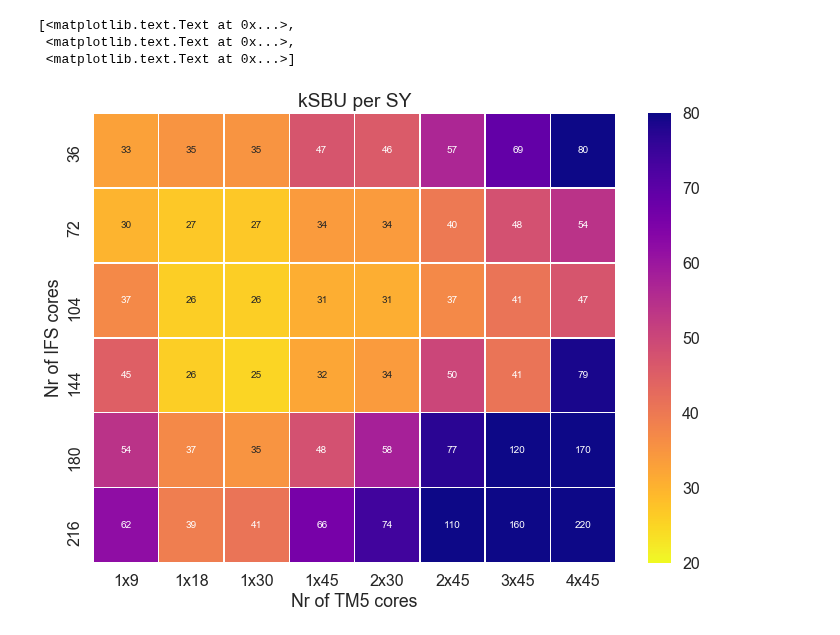
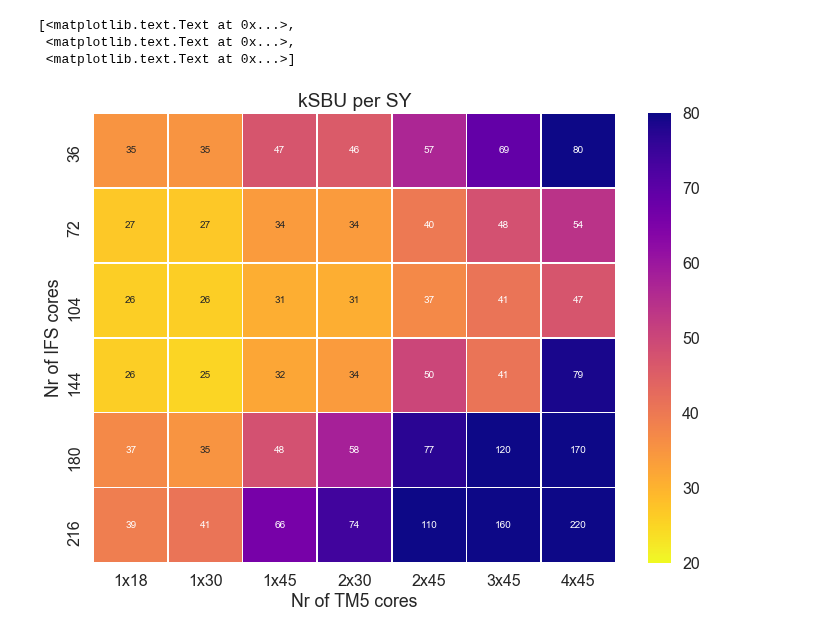
Before and after one commit to Killaars/PhD, a Jupyter notebook: BBOS_2017/Balance of the IFS-TM5 model.ipynb, the cells around one changed output. Cells and saved outputs as stored; diff of their text form; code cells hidden in the pictures.

```diff
--- a/BBOS_2017/Balance of the IFS-TM5 model.ipynb
+++ b/BBOS_2017/Balance of the IFS-TM5 model.ipynb
@@ -94,8 +94,7 @@ SY3x45 = [1.23,2.11,2.78,3.23,1.15,0.97]
 SY4x45 = [1.24,2.11,2.75,1.83,0.90,0.78]
 
 
-sixhour_SYPD = pd.DataFrame({'1_1x9' : SY1x9,
-                           '2_1x18' : SY1x18,
+sixhour_SYPD = pd.DataFrame({'2_1x18' : SY1x18,
                            '3_1x30' : SY1x30,
                            '4_1x45' : SY1x45,
                            '5_2x30' : SY2x30,
@@ -113,8 +112,7 @@ SBU2x45 = [57,40,37,50,77,110]
 SBU3x45 = [69,48,41,41,120,160]
 SBU4x45 = [80,54,47,79,170,220]
 
-sixhour_SBU = pd.DataFrame({'1_1x9' : SBU1x9,
-                           '2_1x18' : SBU1x18,
+sixhour_SBU = pd.DataFrame({'2_1x18' : SBU1x18,
                            '3_1x30' : SBU1x30,
                            '4_1x45' : SBU1x45,
                            '5_2x30' : SBU2x30,
@@ -122,11 +120,11 @@ sixhour_SBU = pd.DataFrame({'1_1x9' : SBU1x9,
                            '7_3x45' : SBU3x45,
                            '8_4x45' : SBU4x45},index=ifs)
 print(sixhour_SBU)
-
+xticklabels6=['1x18','1x30','1x45','2x30','2x45','3x45','4x45']
 f, (ax1) = plt.subplots(1, 1)
 f.set_size_inches(11.7, 8.27)
-ax1=sns.heatmap(sixhour_SYPD,annot=True,cmap='plasma', fmt='g', linewidths=.5,xticklabels=xticklabels, vmin=1, vmax=4)
-ax1.set(xlabel='Nr of TM5 cores', ylabel='Nr of IFS cores',title='SYPD')
+ax1=sns.heatmap(sixhour_SYPD,annot=True,cmap='plasma', fmt='g', linewidths=.5,xticklabels=xticklabels6, vmin=1, vmax=4)
+ax1.set(xlabel='Nr of TM5 cores', ylabel='Nr of IFS cores',title='Simulated years per day')
 # %% [output]
      1_1x9  2_1x18  3_1x30  4_1x45  5_2x30  6_2x45  7_3x45  8_4x45
 36    1.29    1.30    1.29    1.30    1.29    1.28    1.29    1.29
@@ -149,10 +147,10 @@ ax1.set(xlabel='Nr of TM5 cores', ylabel='Nr of IFS cores',title='SYPD')
 # %%
 f, (ax1) = plt.subplots(1, 1)
 f.set_size_inches(11.7, 8.27)
-ax1=sns.heatmap(sixhour_SBU,annot=True,cmap='plasma_r', fmt='g', linewidths=.5,xticklabels=xticklabels, vmin=20, vmax=80)
+ax1=sns.heatmap(sixhour_SBU,annot=True,cmap='plasma_r', fmt='g', linewidths=.5,xticklabels=xticklabels6, vmin=20, vmax=80)
 ax1.set(xlabel='Nr of TM5 cores', ylabel='Nr of IFS cores',title='kSBU per SY')
 # %% [output]
 [<matplotlib.text.Text at 0x...>,
  <matplotlib.text.Text at 0x...>,
  <matplotlib.text.Text at 0x...>]
-[figure, old version]
+[figure, new version]
```
Also changed, not shown: parts of 3 cells of this notebook, 3 other files.
